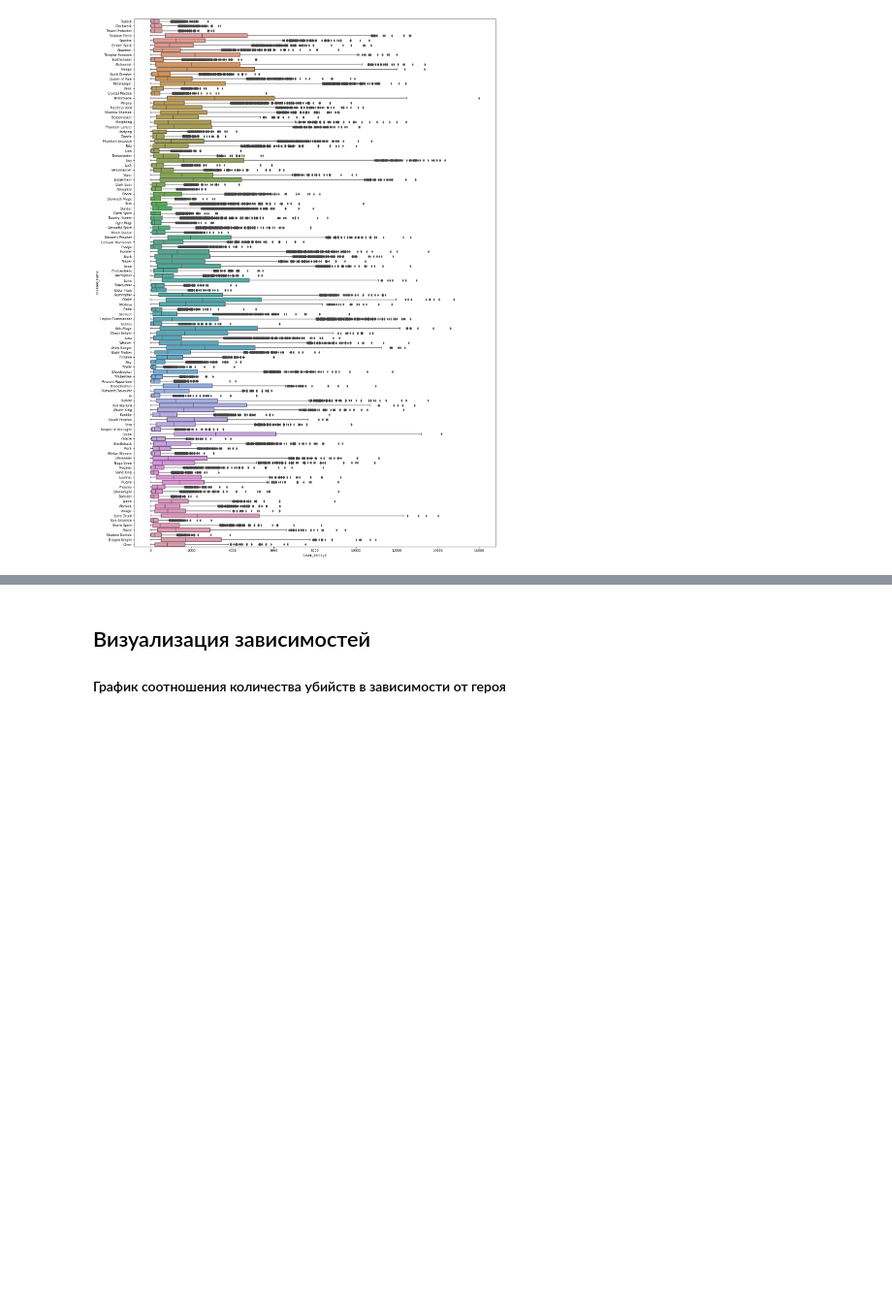
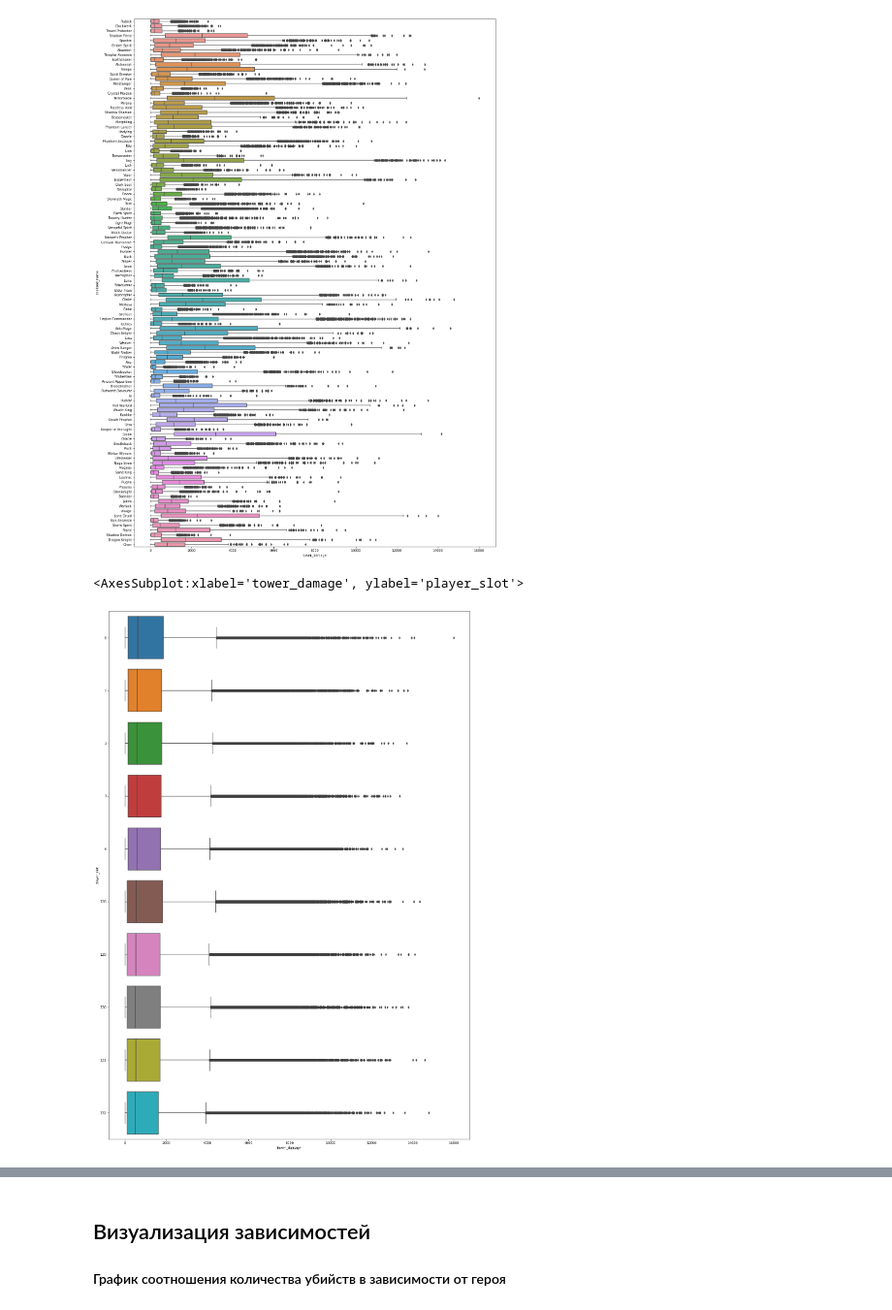
Before and after one commit to amatemeow/MLPY, a Jupyter notebook: task1/task1.ipynb, the cells around one changed output, grey strips where cells are left out. Shown: that part at 97% size. Drawn from its saved outputs; the diff is of its cells as text; code cells hidden in the pictures; blank space fills up the shorter version.

```diff
--- a/task1/task1.ipynb
+++ b/task1/task1.ipynb
@@ -1101,3 +1101,11 @@ sns.boxplot(x = "tower_damage", y = "localized_name", data = merged)
 # %% [output]
 <AxesSubplot:xlabel='tower_damage', ylabel='localized_name'>
 [figure]
+# %%
+fig = plt.figure(figsize = (20,30))
+gr_s_td = merged.copy()
+gr_s_td.player_slot = gr_s_td.player_slot.astype(str)
+sns.boxplot(x = "tower_damage", y = "player_slot", data = gr_s_td)
+# %% [output]
+<AxesSubplot:xlabel='tower_damage', ylabel='player_slot'>
+[figure, added]
```
Also changed, not shown: parts of 1 cell of this notebook.
